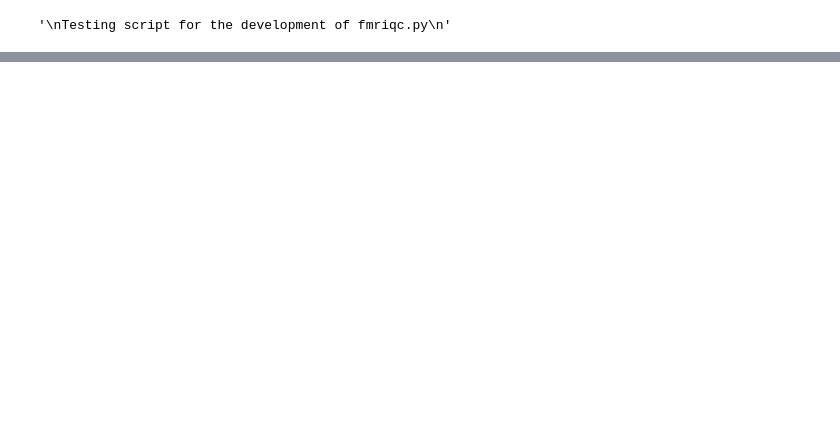
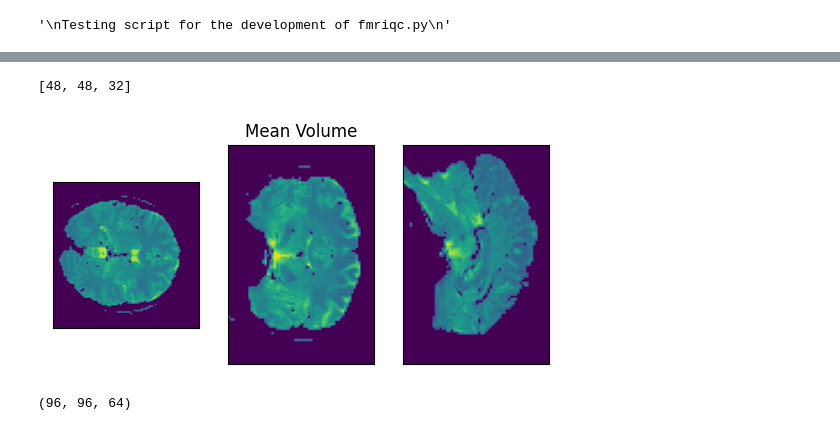
Before and after one commit to cjohnevans/MriQc, a Jupyter notebook: qc/fmriqc.ipynb, the cells around one changed output, grey strips where cells are left out. Saved outputs shown, nothing was run; the diff lists cells and outputs as text; code cells hidden in the pictures; blank space fills up the shorter version.

```diff
--- a/qc/fmriqc.ipynb
+++ b/qc/fmriqc.ipynb
@@ -41,3 +37,12 @@ matrixsize= (13, 14, 15)
+# %%
+mriqc.ortho_view(alspac_fmri.vol_mean, 'Mean Volume')
+# %% [output]
+[48, 48, 32]
+[figure, added]
+# %%
+alspac_fmri.vol_mean.shape
+# %% [output]
+(96, 96, 64)
 # %%
 plt.imshow(np.reshape(alspac_fmri.vol_mean[:,:,20:41:10].T, (96*3, 96)).T)
 plt.colorbar()
```
Also changed, not shown: parts of 19 cells of this notebook, 1 other file.
